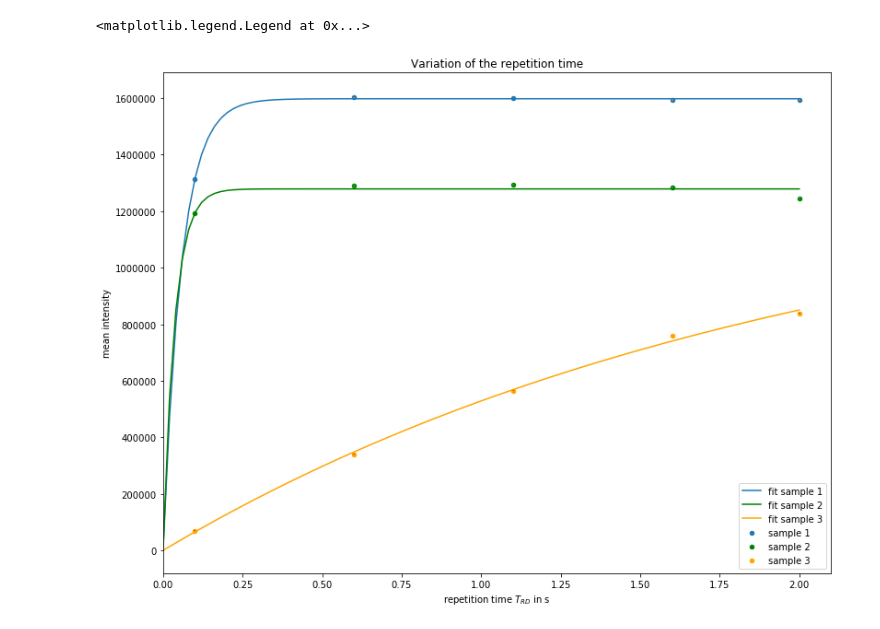
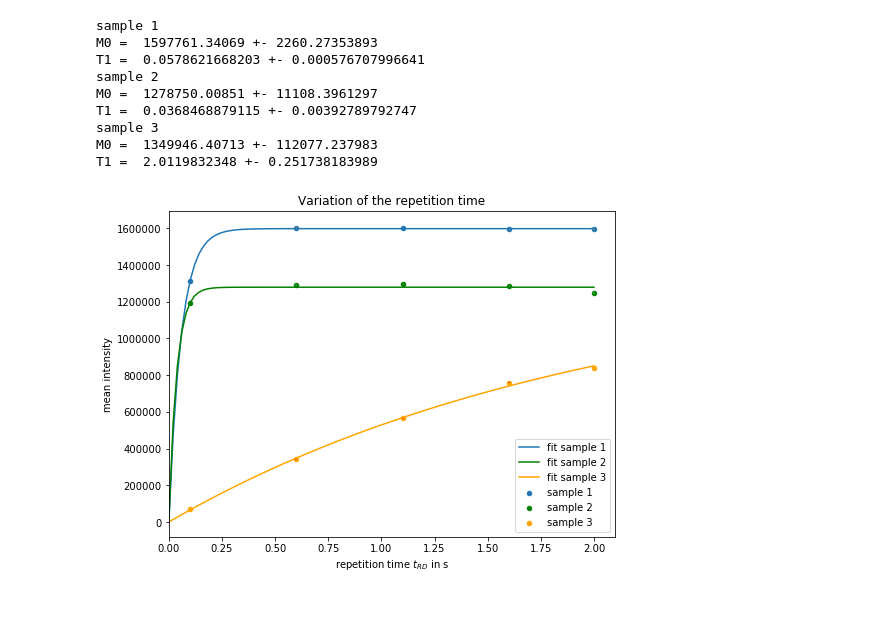
Before and after one commit to NlKLas/PyRePo, a Jupyter notebook: V57/V57_2.ipynb, the cells around one changed output. Cells and saved outputs as stored; diff of their text form; code cells hidden in the pictures.

```diff
--- a/V57/V57_2.ipynb
+++ b/V57/V57_2.ipynb
@@ -40,46 +41,77 @@ def M2(t,M0,T2):
     return M0*np.exp(-t/T2)
 # %%
 #fitting data fixed tau
-fig,ax = plt.subplots(figsize=(13,10))
+fig,ax = plt.subplots(figsize=(8,6))
 
 #sample 1
 popt,pcov  = curve_fit(M1,vRD,int_1_ftau,p0=[10000,100])
+
+T1 = popt[1]
+T1_err = np.sqrt(np.diag(pcov))[1]
+M0 = popt[0]
+M0_err = np.sqrt(np.diag(pcov))[0]
+print("sample 1")
+print("M0 = ",M0,"+-",M0_err)
+print("T1 = ",T1,"+-",T1_err)
 
 t = np.linspace(0,2,100)
 ax.plot(t,M1(t,*popt),label="fit sample 1")
 ax.scatter(vRD,int_1_ftau,s=20,label="sample 1")
 ax.errorbar(vRD,int_1_ftau,yerr=sig_1_ftau,ls="")
 
 
 #sample 2
 popt,pcov  = curve_fit(M1,vRD,int_2_ftau,p0=[10000,100])
+
+T1 = popt[1]
+T1_err = np.sqrt(np.diag(pcov))[1]
+M0 = popt[0]
+M0_err = np.sqrt(np.diag(pcov))[0]
+print("sample 2")
+print("M0 = ",M0,"+-",M0_err)
+print("T1 = ",T1,"+-",T1_err)
 
 t = np.linspace(0,2,100)
 ax.plot(t,M1(t,*popt),label="fit sample 2",c="g")
 ax.scatter(vRD,int_2_ftau,s=20,label="sample 2",c="g")
 ax.errorbar(vRD,int_2_ftau,yerr=sig_2_ftau,ls="")
 
 
 
 #sample 3
 popt,pcov  = curve_fit(M1,vRD,int_3_ftau,p0=[10000,100])
 
+T1 = popt[1]
+T1_err = np.sqrt(np.diag(pcov))[1]
+M0 = popt[0]
+M0_err = np.sqrt(np.diag(pcov))[0]
+print("sample 3")
+print("M0 = ",M0,"+-",M0_err)
+print("T1 = ",T1,"+-",T1_err)
+
 t = np.linspace(0,2,100)
 ax.plot(t,M1(t,*popt),label="fit sample 3",c="orange")
 ax.scatter(vRD,int_3_ftau,s=20,label="sample 3",c="orange")
 ax.errorbar(vRD,int_3_ftau,yerr=sig_3_ftau,ls="")
 
 
 ax.set_xlim([0,2.1])
-ax.set_xlabel("repetition time $T_{RD}$ in s")
+ax.set_xlabel("repetition time $t_{RD}$ in s")
 ax.set_ylabel("mean intensity")
 ax.set_title("Variation of the repetition time")
 
-
-
 ax.legend(loc="best")
+fig.savefig("rep_time.pdf")
 # %% [output]
-<matplotlib.legend.Legend at 0x...>
+sample 1
+M0 =  1597761.34069 +- 2260.27353893
+T1 =  0.0578621668203 +- 0.000576707996641
+sample 2
+M0 =  1278750.00851 +- 11108.3961297
+T1 =  0.0368468879115 +- 0.00392789792747
+sample 3
+M0 =  1349946.40713 +- 112077.237983
+T1 =  2.0119832348 +- 0.251738183989
-[figure, old version]
+[figure, new version]
 # %%
 #fitting data fixed RD
```
Also changed, not shown: parts of 2 cells of this notebook, 2 other files.
